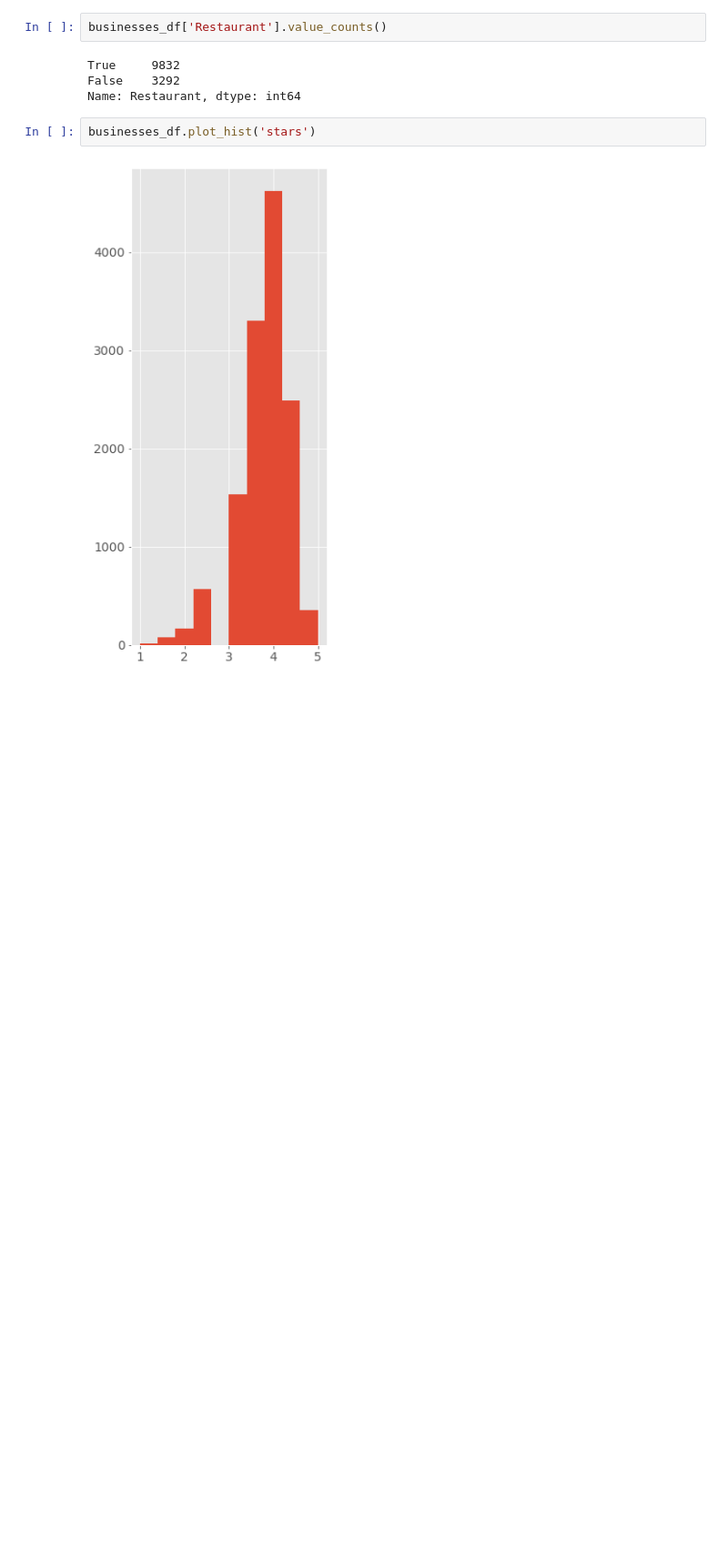
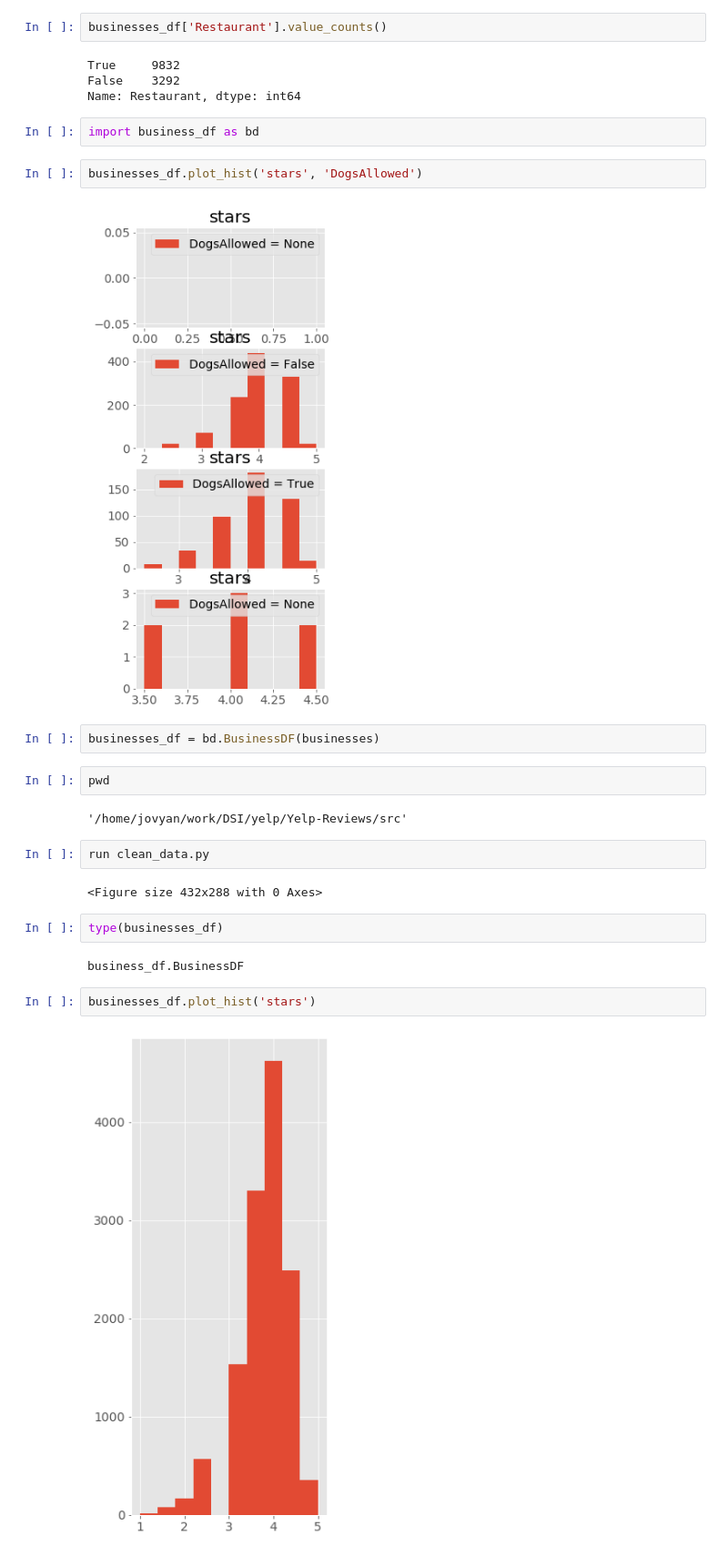
Before and after one commit to Laura-Kimble/Yelp-Reviews, a Jupyter notebook: notebooks/business_eda.ipynb, the cells around one changed output. Shown at 91% size. Cells and saved outputs as stored; diff of their text form; blank space fills up the shorter version.

Commit message:
More plotting functions

```diff
--- a/notebooks/business_eda.ipynb
+++ b/notebooks/business_eda.ipynb
@@ -121,6 +121,26 @@ businesses_df['Restaurant'].value_counts()
 True     9832
 False    3292
 Name: Restaurant, dtype: int64
+# %%
+import business_df as bd
+# %%
+businesses_df.plot_hist('stars', 'DogsAllowed')
+# %% [output]
+[figure, added]
+# %%
+businesses_df = bd.BusinessDF(businesses)
+# %%
+pwd
+# %% [output]
+'/home/jovyan/work/DSI/yelp/Yelp-Reviews/src'
+# %%
+run clean_data.py
+# %% [output]
+<Figure size 432x288 with 0 Axes>
+# %%
+type(businesses_df)
+# %% [output]
+business_df.BusinessDF
 # %%
 businesses_df.plot_hist('stars')
 # %% [output]
```
Also changed, not shown: parts of 9 cells of this notebook, 5 other files.
